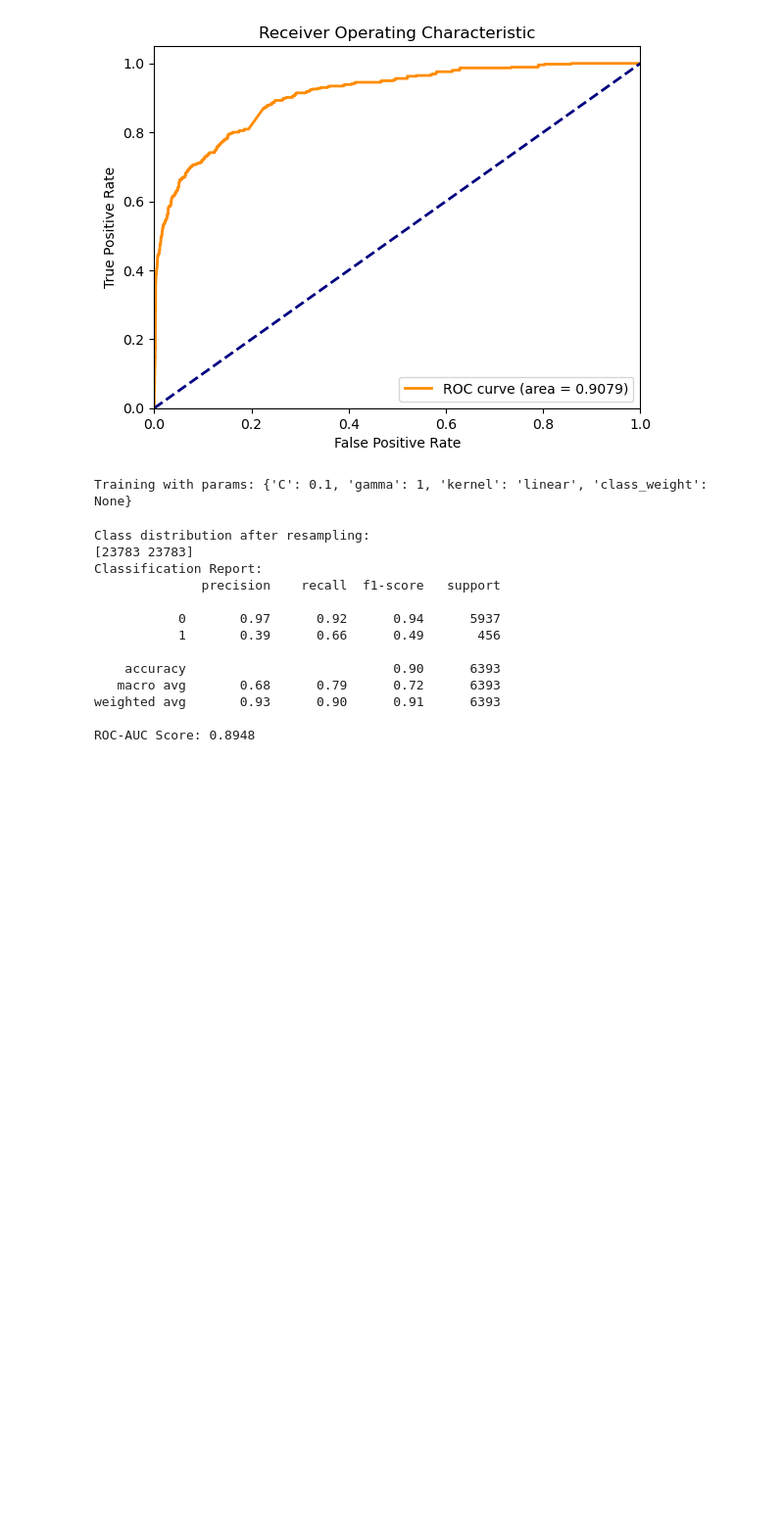
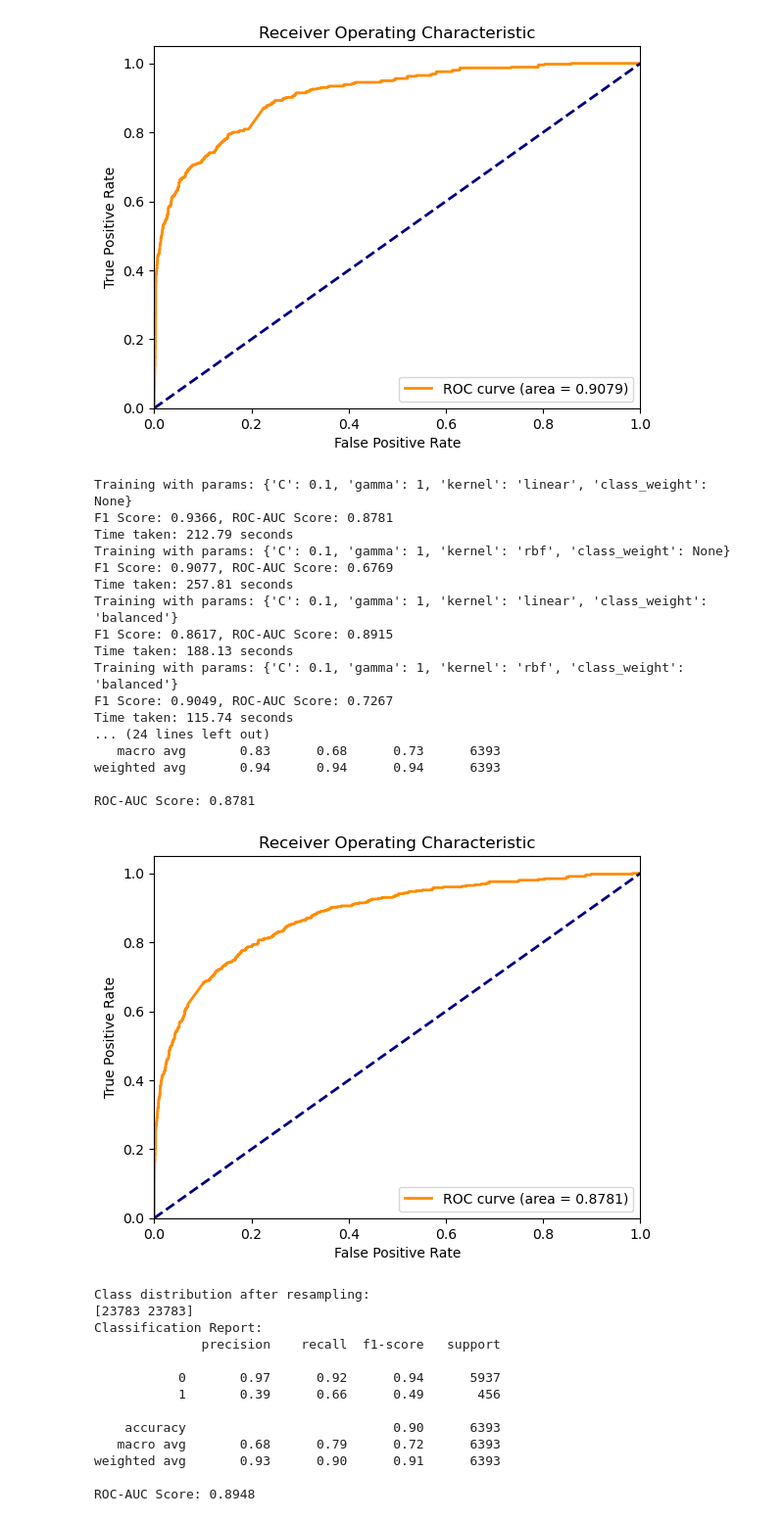
Before and after one commit to tarlan3003/x_sentiment_analysis, a Jupyter notebook: sentiment_analysis.ipynb, the cells around one changed output. Shown at 98% size. Cells and saved outputs as stored; diff of their text form; code cells hidden in the pictures; blank space fills up the shorter version.

Commit message:
best parameter for svm

```diff
--- a/sentiment_analysis.ipynb
+++ b/sentiment_analysis.ipynb
@@ -714,7 +714,7 @@ import time
 
 # Feature Scaling for SVM
 scaler = StandardScaler(with_mean=False)
-X_train_resampled_scaled = scaler.fit_transform(X_train_resampled)
+X_train_resampled_scaled = scaler.fit_transform(X_train)
 X_val_scaled = scaler.transform(X_val)
 
 # List of parameter combinations to try
@@ -738,7 +738,7 @@ for params in param_combinations:
     start_time = time.time()
     print(f"Training with params: {params}")
     svm = SVC(**params, probability=True)
-    svm.fit(X_train_resampled_scaled, y_train_resampled)
+    svm.fit(X_train_resampled_scaled, y_train)
 
     # Predict on the validation set
     y_val_pred = svm.predict(X_val_scaled)
@@ -759,33 +759,50 @@ for params in param_combinations:
 print("\nBest parameters found:")
 print(best_params)
 print(f"Best F1 Score: {best_score:.4f}")
 
 # Predict on the validation set using the best model
 y_val_pred = best_model.predict(X_val_scaled)
 y_val_pred_proba = best_model.predict_proba(X_val_scaled)[:, 1]
 
 # Print classification report
 print("\nClassification Report with Best SVM Model:")
 print(classification_report(y_val, y_val_pred))
 
 # Compute ROC-AUC score
 roc_auc = roc_auc_score(y_val, y_val_pred_proba)
 print(f'ROC-AUC Score: {roc_auc:.4f}')
 
 # Plot ROC curve
 fpr, tpr, _ = roc_curve(y_val, y_val_pred_proba)
 plt.figure()
 plt.plot(fpr, tpr, color='darkorange', lw=2, label=f'ROC curve (area = {roc_auc:.4f})')
 plt.plot([0, 1], [0, 1], color='navy', lw=2, linestyle='--')
 plt.xlim([0.0, 1.0])
 plt.ylim([0.0, 1.05])
 plt.xlabel('False Positive Rate')
 plt.ylabel('True Positive Rate')
 plt.title('Receiver Operating Characteristic')
 plt.legend(loc="lower right")
 plt.show()
 # %% [output]
 Training with params: {'C': 0.1, 'gamma': 1, 'kernel': 'linear', 'class_weight': None}
+F1 Score: 0.9366, ROC-AUC Score: 0.8781
+Time taken: 212.79 seconds
+Training with params: {'C': 0.1, 'gamma': 1, 'kernel': 'rbf', 'class_weight': None}
+F1 Score: 0.9077, ROC-AUC Score: 0.6769
+Time taken: 257.81 seconds
+Training with params: {'C': 0.1, 'gamma': 1, 'kernel': 'linear', 'class_weight': 'balanced'}
+F1 Score: 0.8617, ROC-AUC Score: 0.8915
+Time taken: 188.13 seconds
+Training with params: {'C': 0.1, 'gamma': 1, 'kernel': 'rbf', 'class_weight': 'balanced'}
+F1 Score: 0.9049, ROC-AUC Score: 0.7267
+Time taken: 115.74 seconds
+... (24 lines left out)
+   macro avg       0.83      0.68      0.73      6393
+weighted avg       0.94      0.94      0.94      6393
+
+ROC-AUC Score: 0.8781
+[figure, added]
 # %%
 
 # Check the distribution of classes after resampling
```
Also changed, not shown: parts of 3 cells of this notebook.
